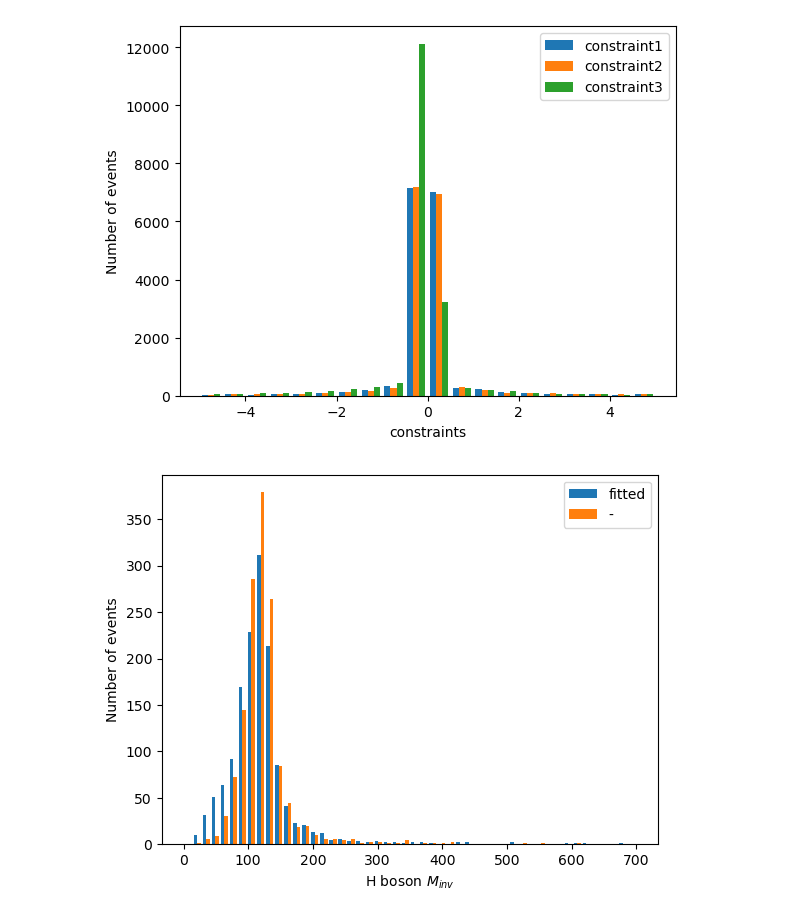
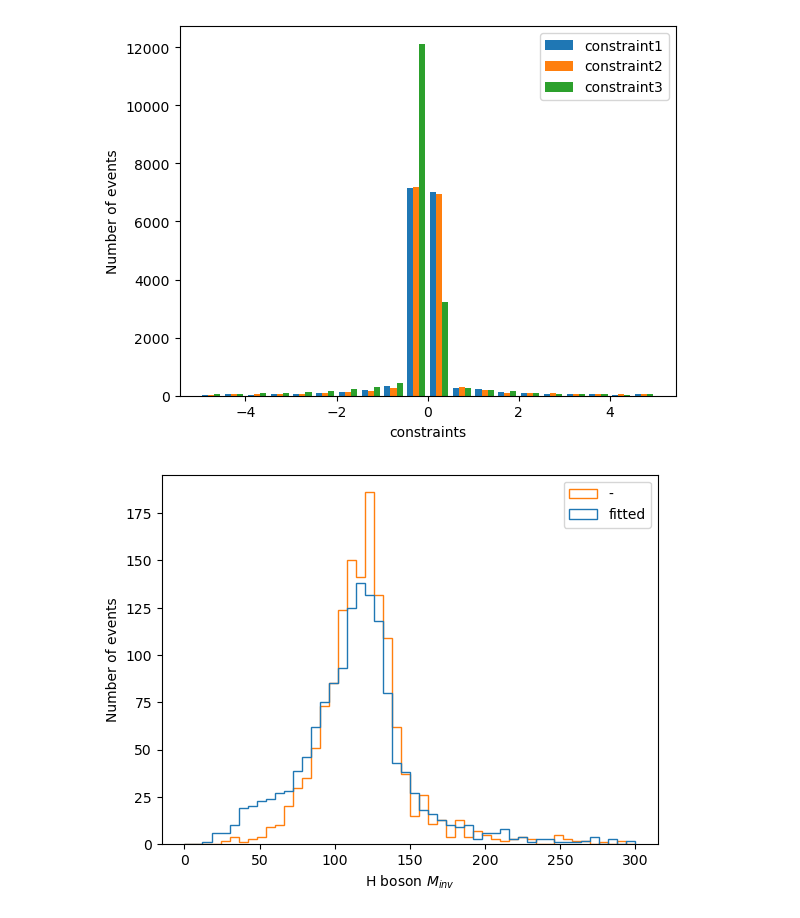
Before and after one commit to SiyeonHwang/Kinematic-Fit, a Jupyter notebook: basic_data_analysis_kinfit.ipynb, the cells around one changed output. Saved outputs shown, nothing was run; the diff lists cells and outputs as text; code cells hidden in the pictures.

```diff
--- a/basic_data_analysis_kinfit.ipynb
+++ b/basic_data_analysis_kinfit.ipynb
@@ -442,10 +442,10 @@ plt.show()
 # %% [output]
 [figure]
 # %%
-plt.hist([m_cc, (Jet1 + Jet2).m], label = ["fitted", "-"], bins = 50, range = (0, 700))
+plt.hist([m_cc, (Jet1 + Jet2).m], label = ["fitted", "-"], bins = 50, range = (0, 300), histtype="step")
 plt.xlabel("H boson $M_{\t{inv}}$")
 plt.ylabel("Number of events")
 plt.legend()
 plt.show()
 # %% [output]
-[figure, old version]
+[figure, new version]
```
